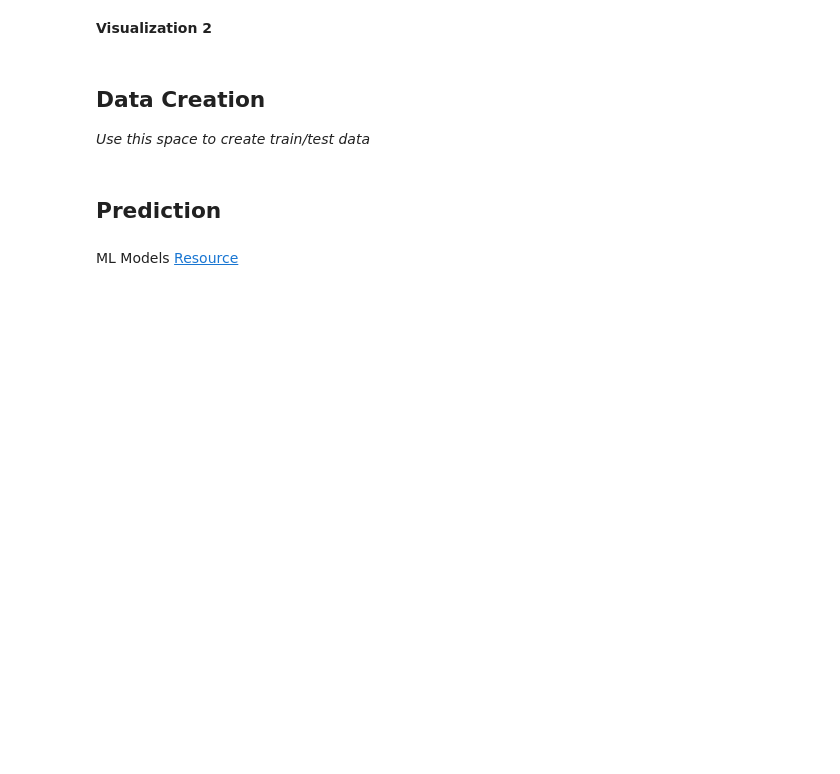
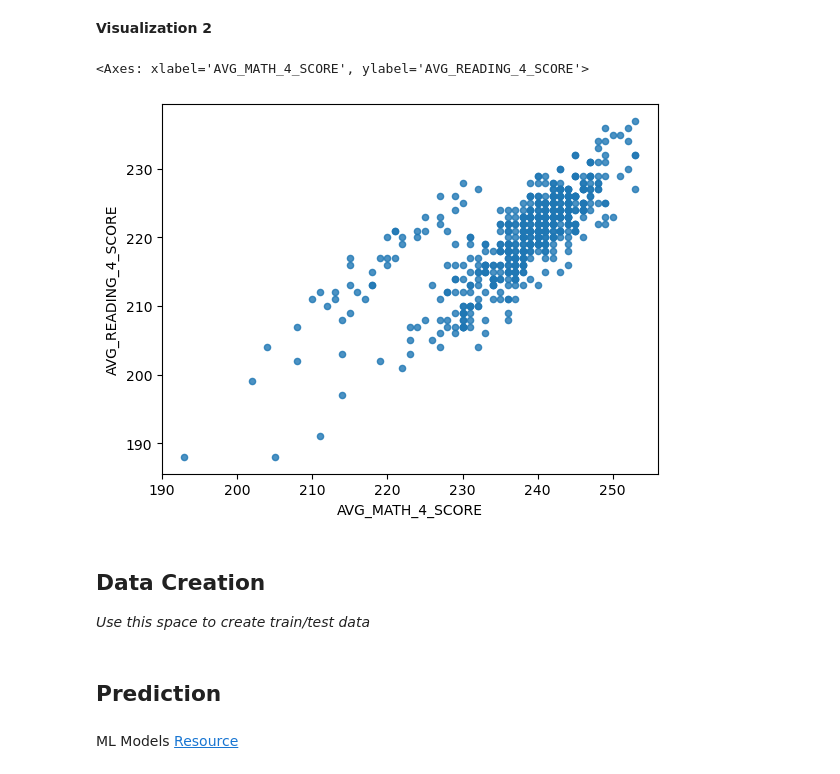
Before and after one commit to choycejakes/MDST-Onboarding, a Jupyter notebook: tutorial1/checkpoint1.ipynb, the cells around one changed output. Drawn from its saved outputs; the diff is of its cells as text; code cells hidden in the pictures; blank space fills up the shorter version.

```diff
--- a/tutorial1/checkpoint1.ipynb
+++ b/tutorial1/checkpoint1.ipynb
@@ -194,3 +190,10 @@ Text(0.5, 1.0, '4th Grade Reading Score Over Time')
+# %%
+# @@@ 7
+
+df.plot.scatter(x='AVG_MATH_4_SCORE', y='AVG_READING_4_SCORE', alpha=0.8)
+# %% [output]
+<Axes: xlabel='AVG_MATH_4_SCORE', ylabel='AVG_READING_4_SCORE'>
+[figure, added]
 # %% [markdown]
 <h2> Data Creation </h2>
 
```
Also changed, not shown: parts of 2 cells of this notebook.
